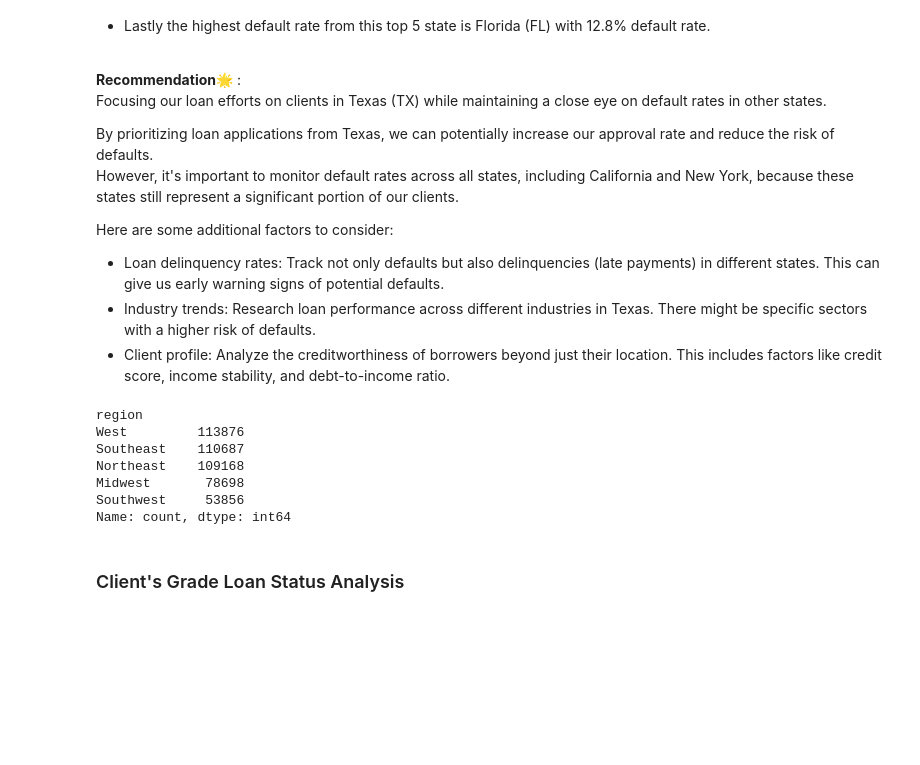
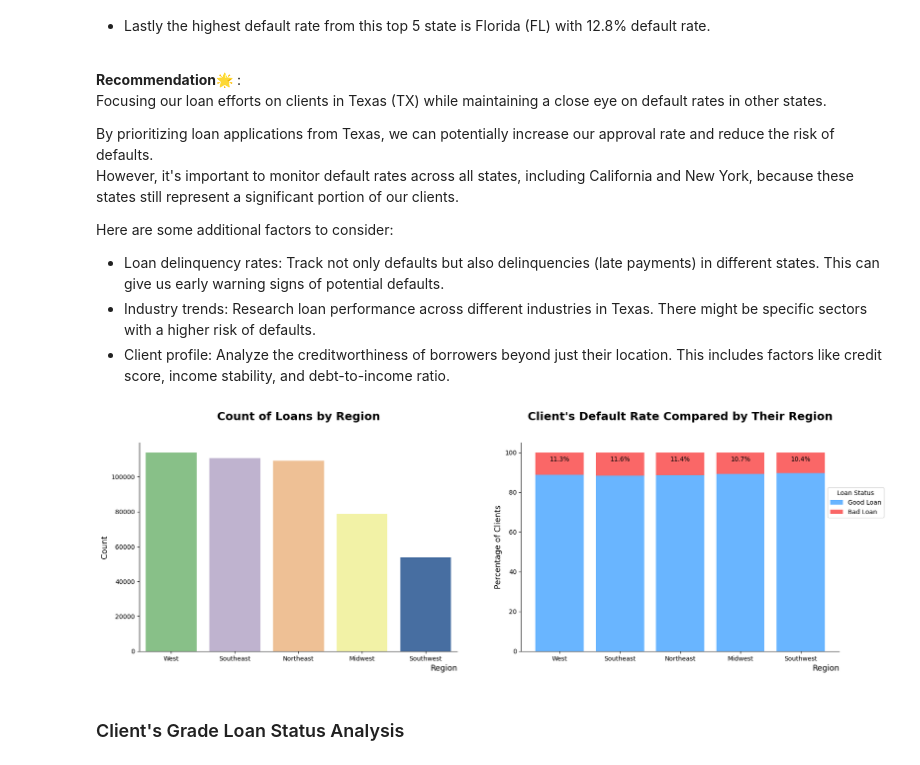
Before and after one commit to azaryasph/IDX-Partners-Project-Based-Internship-Prediction-Model, a Jupyter notebook: notebooks/Prediction Model.ipynb, the cells around one changed output. Cells and saved outputs as stored; diff of their text form; code cells hidden in the pictures; blank space fills up the shorter version.

```diff
--- a/notebooks/Prediction Model.ipynb
+++ b/notebooks/Prediction Model.ipynb
@@ -666,13 +843,14 @@ dfloan['region'] = dfloan['addr_state'].apply(us_region)
-# %%
-dfloan.region.value_counts()
-# %% [output]
-region
-West         113876
-Southeast    110687
-Northeast    109168
-Midwest       78698
-Southwest     53856
-Name: count, dtype: int64
+# %%
+region_order = dfloan.region.value_counts().index
+plt.figure(figsize=(20, 6))
+plt.subplot(1, 2, 1)
+create_countplot('region', dfloan, order=region_order, palette='Accent')
+sns.despine()
+
+plt.subplot(1, 2, 2)
+create_stacked_barchart(dfloan, 'region', 'loan_status', order=region_order, target_colors=['#69B5FF', '#FA6767'], bbox_to_anchor=(1.15, 0.8))
+# %% [output]
+[figure, added]
 # %% [markdown]
 ### Client's Grade Loan Status Analysis
 # %%
```
Also changed, not shown: parts of 28 cells of this notebook.
